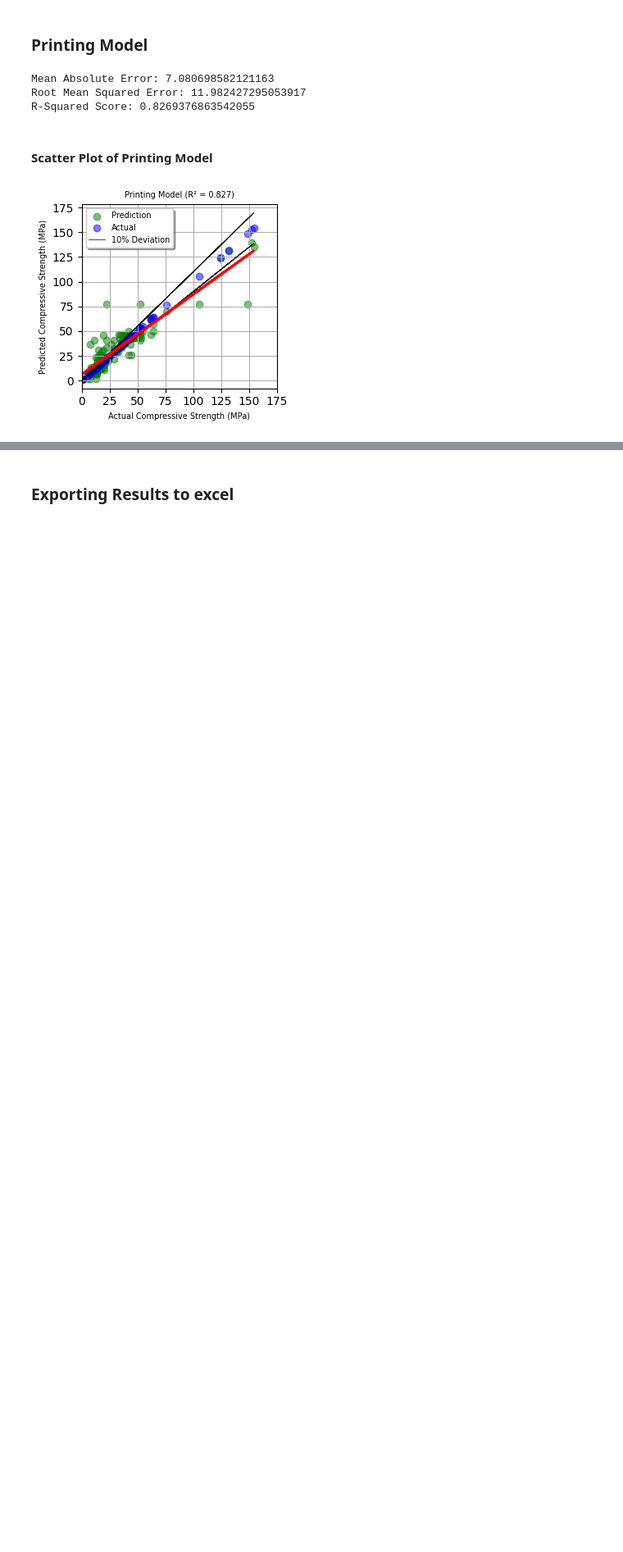
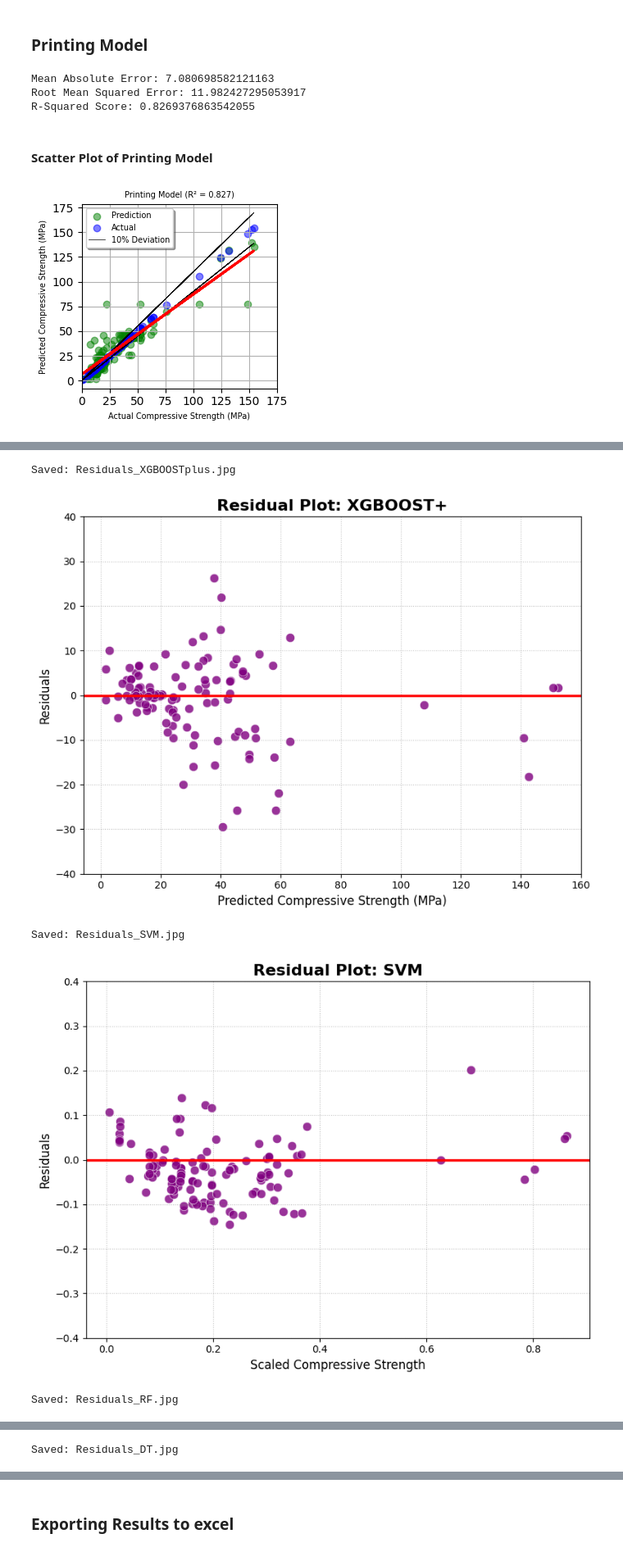
Before and after one commit to IsuPaul/Indpendent-Research, a Jupyter notebook: IR_Source_Code.ipynb, the cells around one changed output, grey strips where cells are left out. Shown at 82% size. Saved outputs shown, nothing was run; the diff lists cells and outputs as text; code cells hidden in the pictures; blank space fills up the shorter version.

```diff
--- a/IR_Source_Code.ipynb
+++ b/IR_Source_Code.ipynb
@@ -947,0 +950,49 @@ plt.show()
+# %%
+def plot_residuals_individual(name, y_true, y_pred, ylim=None):
+    plt.figure(figsize=(8, 6), facecolor='white')
+    residuals = y_true - y_pred
+    plt.scatter(y_pred, residuals, alpha=0.8, color='purple', edgecolors='white', s=80, linewidth=0.5)
+    plt.axhline(0, color='red', linestyle='-', lw=2.5, alpha=1.0)
+    plt.title(f'Residual Plot: {name}', fontsize=16, fontweight='bold')
+
+    # Use custom label for SVM, standard label for others
+    if name == 'SVM':
+        plt.xlabel('Scaled Compressive Strength', fontsize=12)
+    else:
+        plt.xlabel('Predicted Compressive Strength (MPa)', fontsize=12)
+
+    plt.ylabel('Residuals', fontsize=12)
+    if ylim:
+        plt.ylim(ylim)
+    plt.grid(True, linestyle=':', alpha=0.5, color='gray')
+
+    filename = f"Residuals_{name.replace('+', 'plus').replace(' ', '_')}.jpg"
+    plt.tight_layout()
+    plt.savefig(filename, dpi=300)
+    print(f"Saved: {filename}")
+    plt.show()
+    plt.close()
+
+# Prepare model predictions
+model_results = [
+    ('XGBOOST+', best_model.predict(X_test)),
+    ('SVM', model_svm.predict(Xs_test)),
+    ('RF', model_rf.predict(X_test)),
+    ('DT', model_dt.predict(X_test)),
+    ('MLR', model_ml.predict(X_test)),
+    ('KNN', model_kn.predict(X_test))
+]
+
+common_resid_ylim = (-40, 40)
+svm_resid_ylim = (-0.4, 0.4)
+
+for name, y_pred in model_results:
+    actuals = ys_test if name == 'SVM' else y_test
+    ylim = svm_resid_ylim if name == 'SVM' else common_resid_ylim
+    plot_residuals_individual(name, actuals, y_pred, ylim=ylim)
+# %% [output]
+Saved: Residuals_XGBOOSTplus.jpg
+[figure, added]
+Saved: Residuals_SVM.jpg
+[figure, added]
+Saved: Residuals_RF.jpg
@@ -947,0 +1000 @@ plt.show()
+Saved: Residuals_DT.jpg
```
Also changed, not shown: parts of 4 cells of this notebook.
